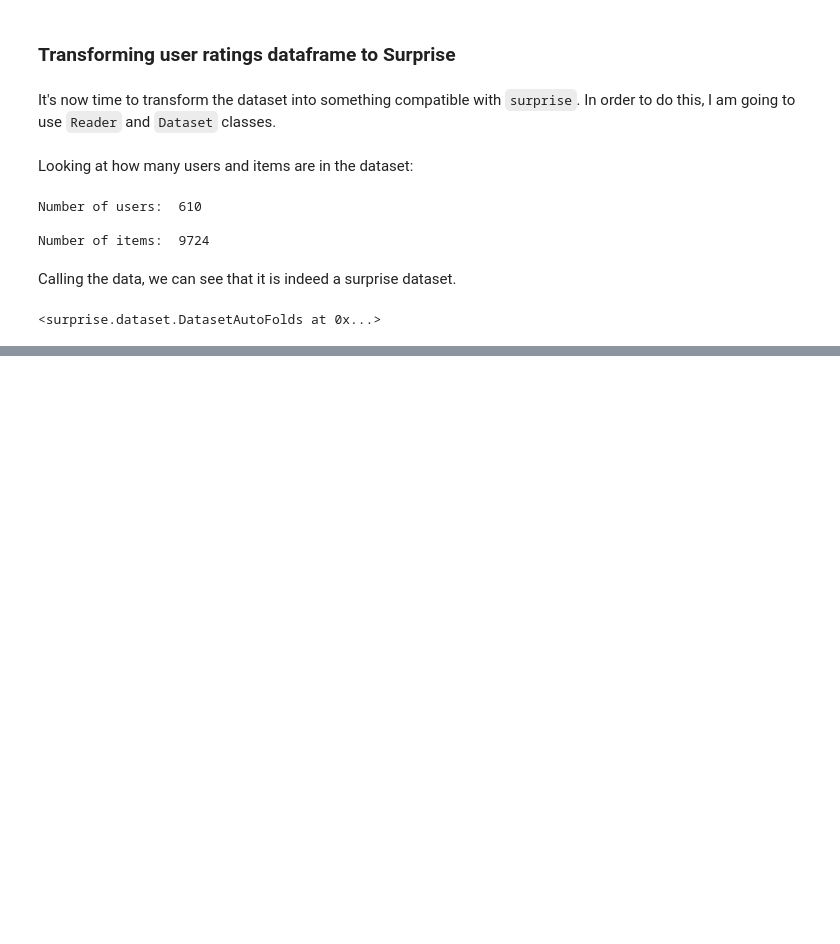
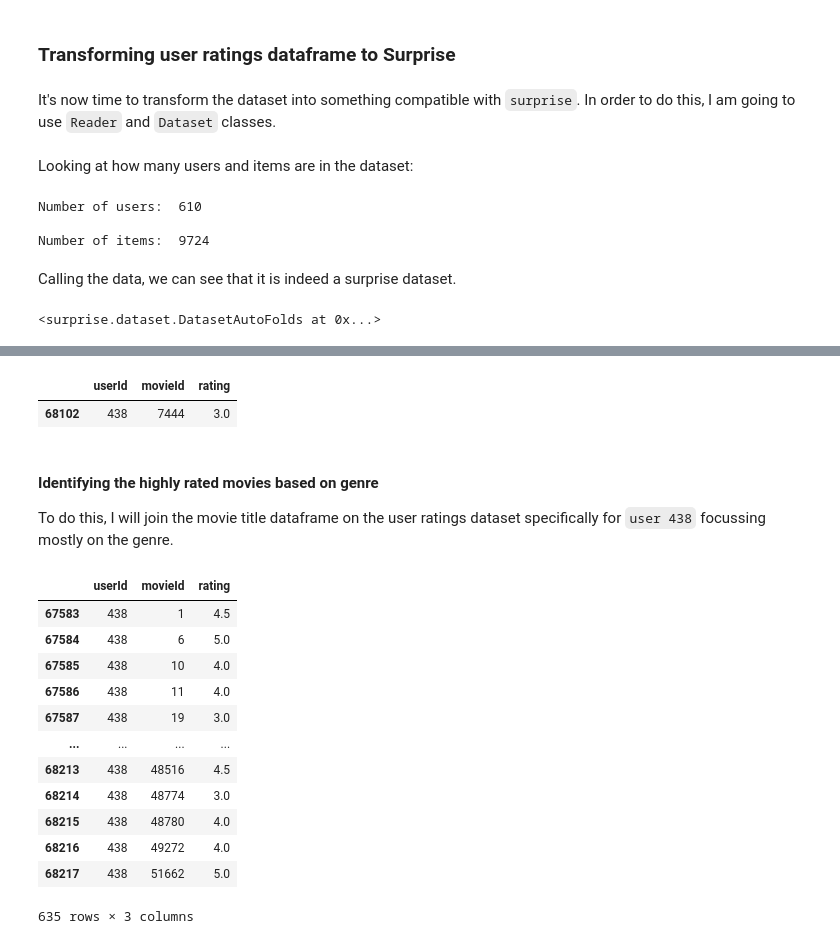
Before and after one commit to brandonbush2/Movie-Recommendation-System, a Jupyter notebook: Movie Recommendation System.ipynb, the cells around one changed output, grey strips where cells are left out. Drawn from its saved outputs; the diff is of its cells as text; code cells hidden in the pictures; blank space fills up the shorter version.

```diff
--- a/Movie Recommendation System.ipynb
+++ b/Movie Recommendation System.ipynb
@@ -205,0 +211,7 @@ data
+# %%
+#setting random seed for reproducibility
+np.random.seed(54)
+user_rating.sample(1)
+# %% [output]
+|  | userId | movieId | rating |
+| 68102 | 438 | 7444 | 3.0 |
@@ -205,0 +221,21 @@ data
+# %% [markdown]
+#### Identifying the highly rated movies based on genre
+To do this, I will join the movie title dataframe on the user ratings dataset specifically for `user 438` focussing mostly on the genre.
+# %%
+#creating dataframe or user 438 only
+user438 = user_rating.loc[user_rating['userId'] == user]
+user438
+# %% [output]
+|  | userId | movieId | rating |
+| 67583 | 438 | 1 | 4.5 |
+| 67584 | 438 | 6 | 5.0 |
+| 67585 | 438 | 10 | 4.0 |
+| 67586 | 438 | 11 | 4.0 |
+| 67587 | 438 | 19 | 3.0 |
+| ... | ... | ... | ... |
+| 68213 | 438 | 48516 | 4.5 |
+| 68214 | 438 | 48774 | 3.0 |
+| 68215 | 438 | 48780 | 4.0 |
+| 68216 | 438 | 49272 | 4.0 |
+| 68217 | 438 | 51662 | 5.0 |
+635 rows × 3 columns
```
Also changed, not shown: parts of 9 cells of this notebook.
